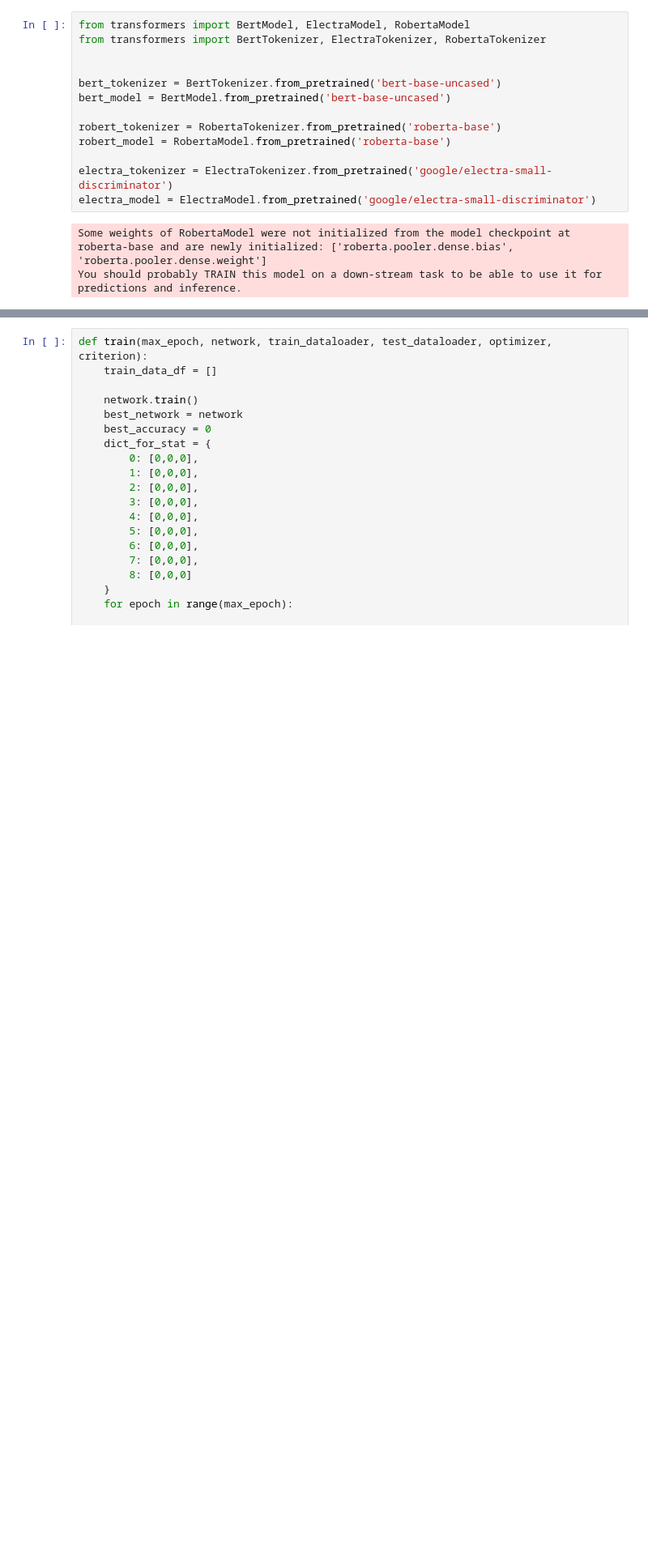
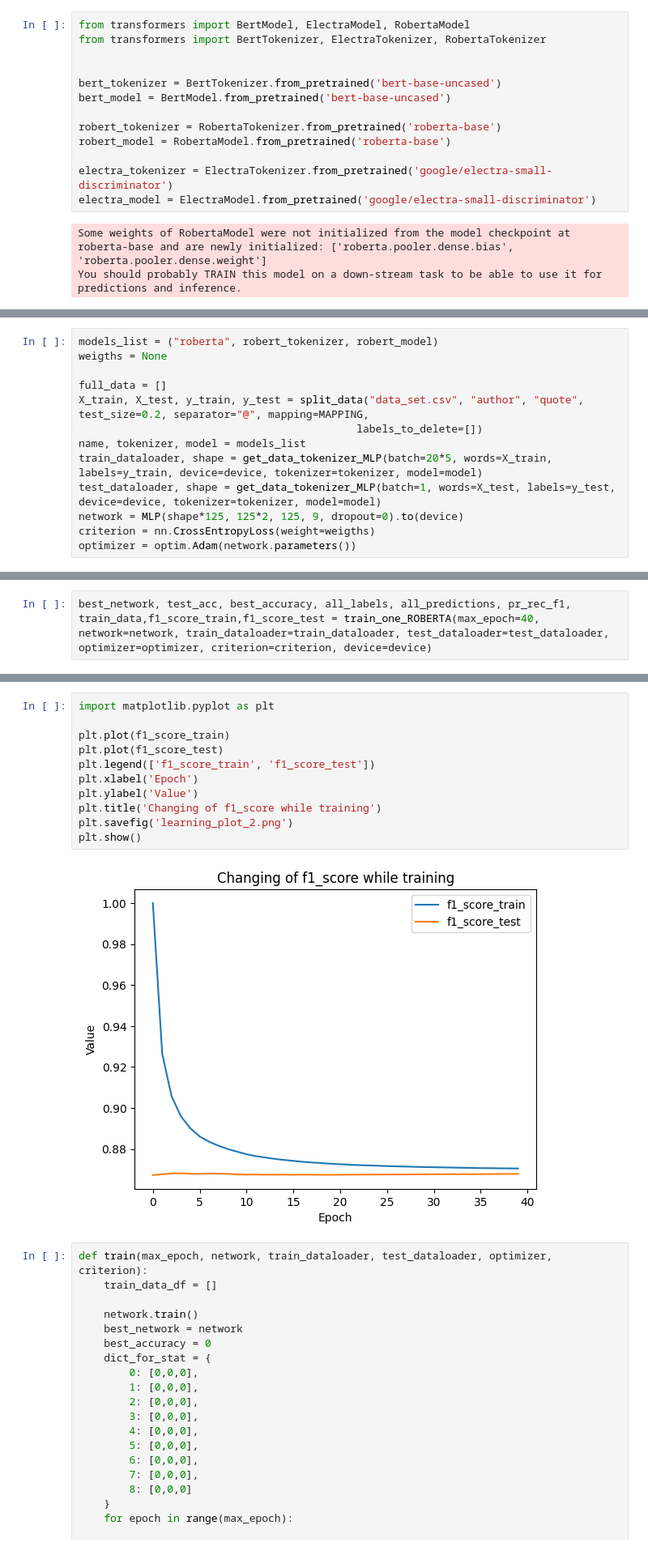
Before and after one commit to Kkwarc/NLP, a Jupyter notebook: BERT_ROBERTA_ELEKTRA.ipynb, the cells around one changed output, grey strips where cells are left out. Shown: that part at 81% size. Cells and saved outputs as stored; diff of their text form; blank space fills up the shorter version.

```diff
--- a/BERT_ROBERTA_ELEKTRA.ipynb
+++ b/BERT_ROBERTA_ELEKTRA.ipynb
@@ -40,0 +163,13 @@ You should probably TRAIN this model on a down-stream task to be able to use it
+# %%
+models_list = ("roberta", robert_tokenizer, robert_model)
+weigths = None
+
+full_data = []
+X_train, X_test, y_train, y_test = split_data("data_set.csv", "author", "quote", test_size=0.2, separator="@", mapping=MAPPING,
+                                            labels_to_delete=[])
+name, tokenizer, model = models_list
+train_dataloader, shape = get_data_tokenizer_MLP(batch=20*5, words=X_train, labels=y_train, device=device, tokenizer=tokenizer, model=model)
+test_dataloader, shape = get_data_tokenizer_MLP(batch=1, words=X_test, labels=y_test, device=device, tokenizer=tokenizer, model=model)
+network = MLP(shape*125, 125*2, 125, 9, dropout=0).to(device)
+criterion = nn.CrossEntropyLoss(weight=weigths)
+optimizer = optim.Adam(network.parameters())
@@ -40,0 +179,2 @@ You should probably TRAIN this model on a down-stream task to be able to use it
+# %%
+best_network, test_acc, best_accuracy, all_labels, all_predictions, pr_rec_f1, train_data,f1_score_train,f1_score_test = train_one_ROBERTA(max_epoch=40, network=network, train_dataloader=train_dataloader, test_dataloader=test_dataloader, optimizer=optimizer, criterion=criterion, device=device)
@@ -41,3 +207,16 @@ You should probably TRAIN this model on a down-stream task to be able to use it
+# %%
+import matplotlib.pyplot as plt
+
+plt.plot(f1_score_train)
+plt.plot(f1_score_test)
+plt.legend(['f1_score_train', 'f1_score_test'])
+plt.xlabel('Epoch')
+plt.ylabel('Value')
+plt.title('Changing of f1_score while training')
+plt.savefig('learning_plot_2.png')
+plt.show()
+# %% [output]
+[figure, added]
 # %%
 def train(max_epoch, network, train_dataloader, test_dataloader, optimizer, criterion):
     train_data_df = []
```
Also changed, not shown: parts of 5 cells of this notebook, 2 other files.
